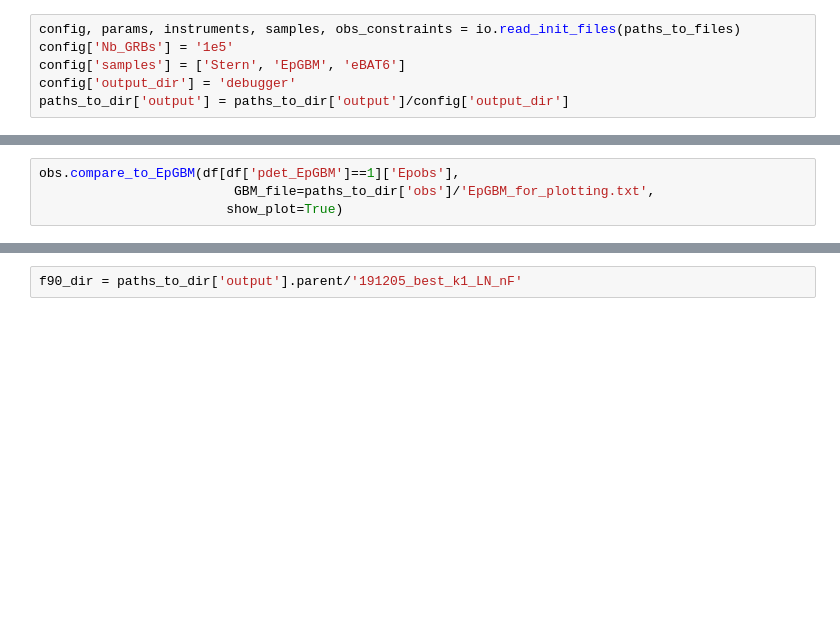
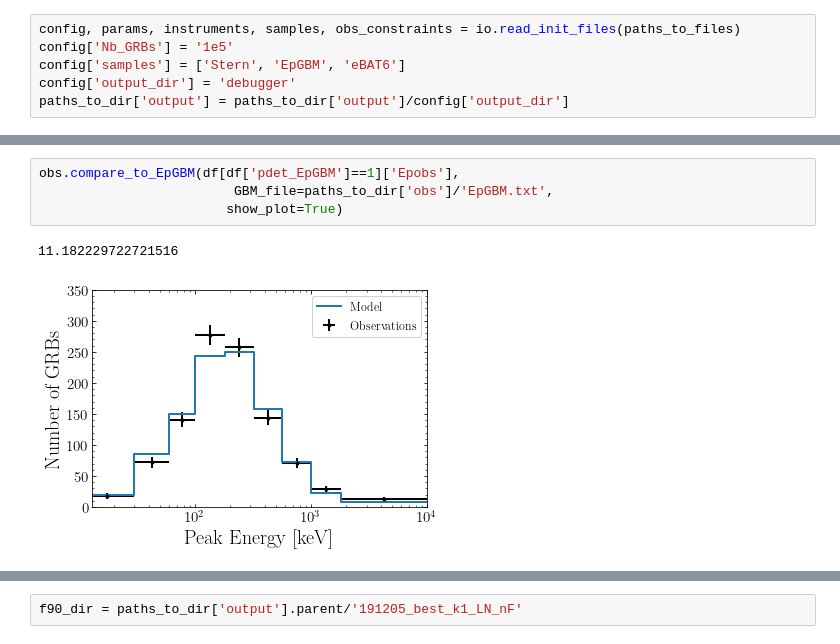
Before and after one commit to JPalmerio/GRB_population_model, a Jupyter notebook: ipynb_codes/Debugger.ipynb, the cells around one changed output, grey strips where cells are left out. Saved outputs shown, nothing was run; the diff lists cells and outputs as text; blank space fills up the shorter version.

```diff
--- a/ipynb_codes/Debugger.ipynb
+++ b/ipynb_codes/Debugger.ipynb
@@ -63,6 +102,9 @@ norm_Stern, mod_Stern = obs.compare_to_Stern(df[df['pdet_Stern']==1]['pht_pflx_B
 # %%
 obs.compare_to_EpGBM(df[df['pdet_EpGBM']==1]['Epobs'],
-                         GBM_file=paths_to_dir['obs']/'EpGBM_for_plotting.txt',
+                         GBM_file=paths_to_dir['obs']/'EpGBM.txt',
                         show_plot=True)
+# %% [output]
+11.182229722721516
+[figure, added]
 # %%
 obs.compare_to_eBAT6(df[df['pdet_eBAT6']==1]['z'],
```
Also changed, not shown: parts of 12 cells of this notebook, 7 other files.
